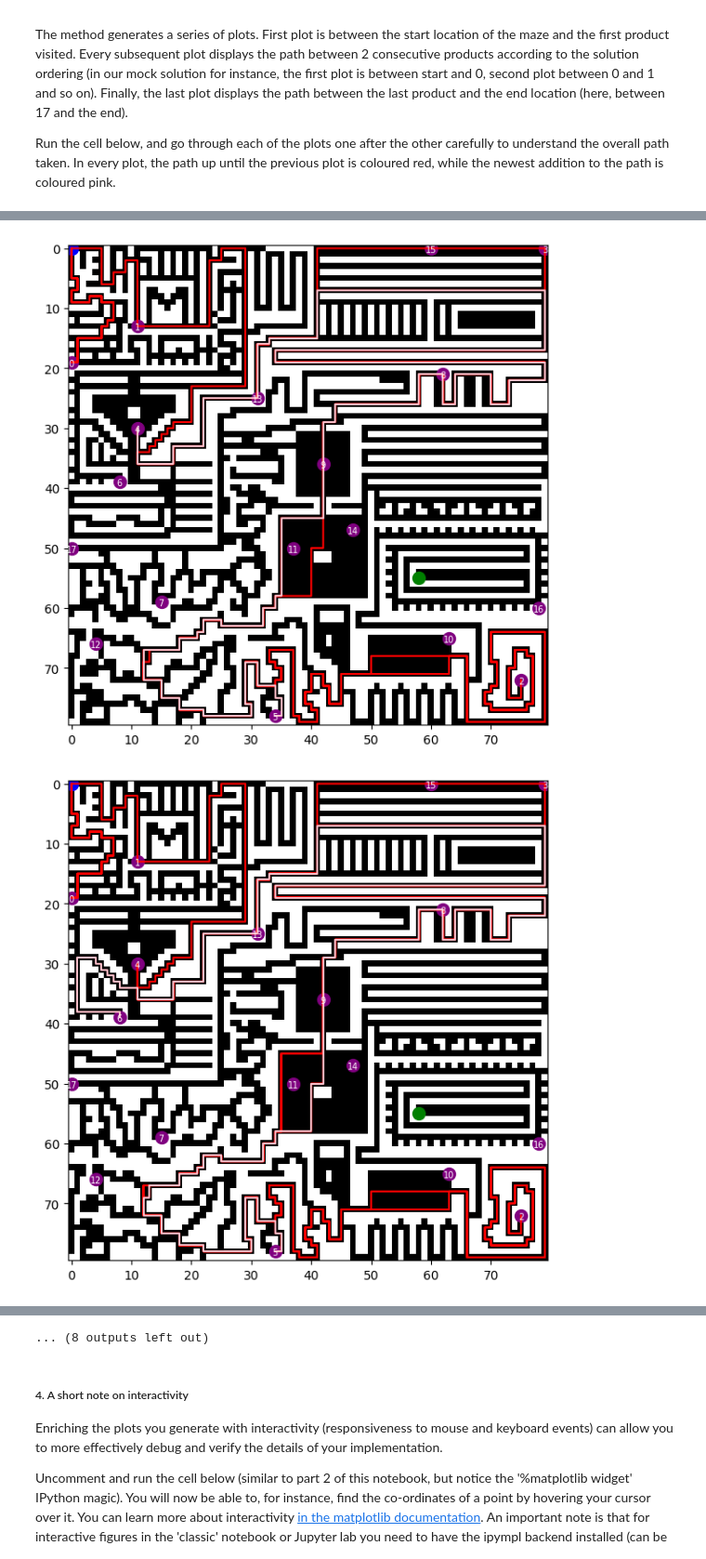
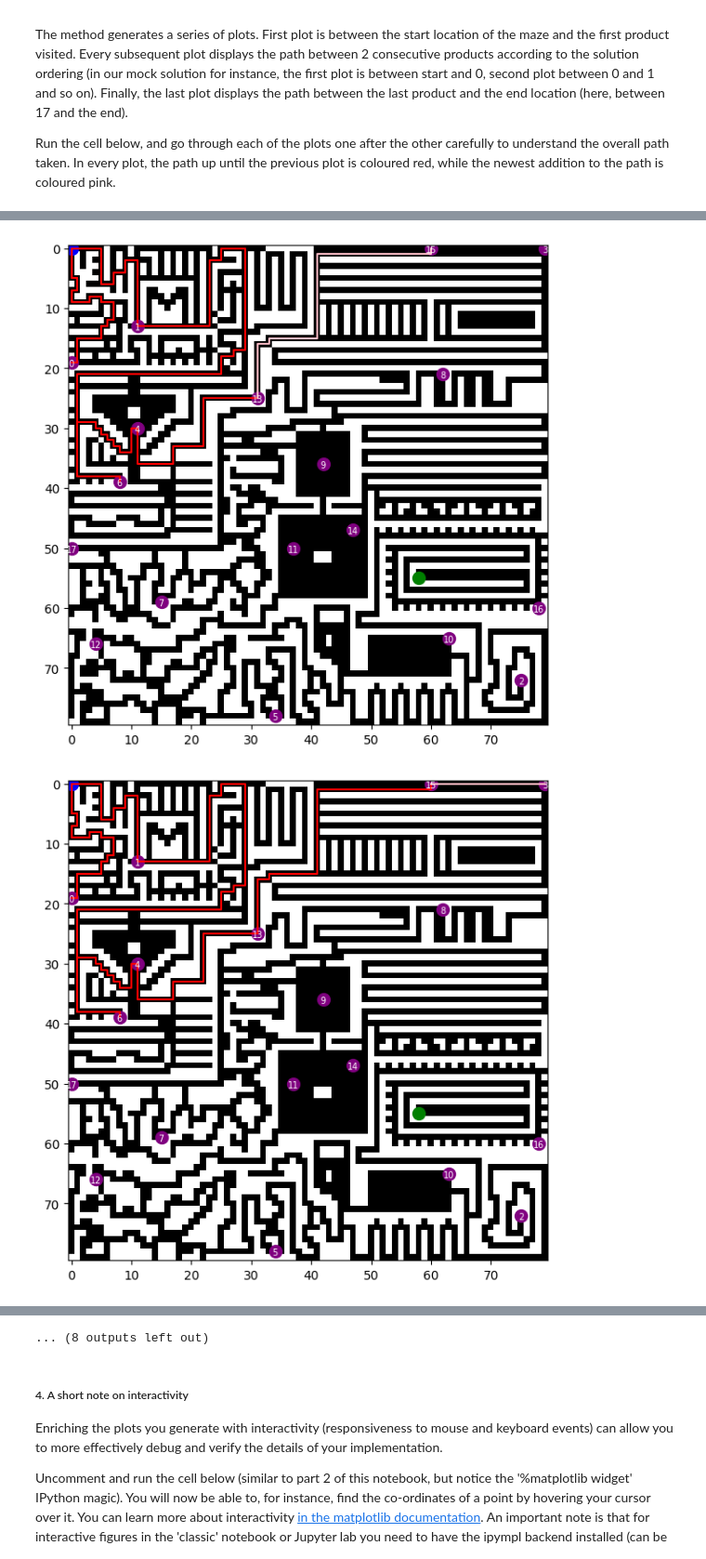
Before and after one commit to alexxhuguett/CI_Assignment2_60, a Jupyter notebook: src/VisualizerTutorial.ipynb, the cells around one changed output, grey strips where cells are left out. Shown at 93% size. Saved outputs shown, nothing was run; the diff lists cells and outputs as text; code cells hidden in the pictures.

```diff
--- a/src/VisualizerTutorial.ipynb
+++ b/src/VisualizerTutorial.ipynb
@@ -57,11 +57,16 @@ The method generates a series of plots. First plot is between the start location
 
 Run the cell below, and go through each of the plots one after the other carefully to understand the overall path taken. In every plot, the path up until the previous plot is coloured red, while the newest addition to the path is coloured pink.
 # %%
+import re
+
 # TSPData object
 tsp_data = TSPData.read_from_file("./../data/optimal_tsp")
 
-# A mock solution
-solution = [0, 1, 2, 3, 4, 5, 6, 7, 8, 9, 10, 11, 12, 13, 14, 15, 16, 17]
+# Read the product visit order from the saved action file
+with open("./../data/tsp_solution.txt", "r") as solution_file:
+    solution_text = solution_file.read()
+
+solution = [int(match) - 1 for match in re.findall(r"take product #(\d+)", solution_text)]
 
 # Initializing the maze
 maze = Maze.create_maze("./../data/hard_maze.txt")
@@ -78,2 +83,2 @@ Ready reading maze file ./../data/hard_maze.txt
-[figure, old version]
+[figure, new version]
-[figure, old version]
+[figure, new version]
```
Also changed, not shown: parts of 1 cell of this notebook, 3 other files.
